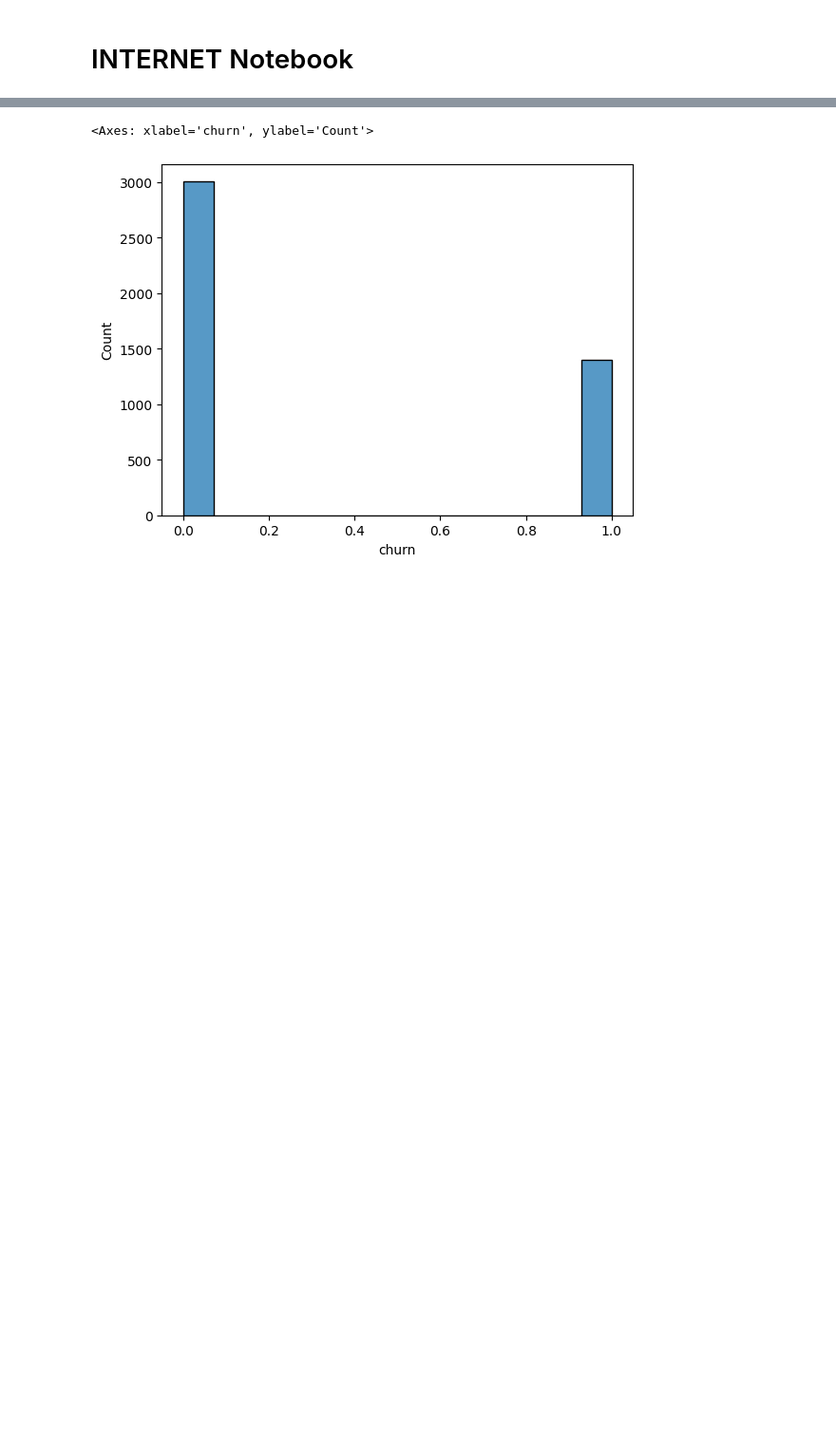
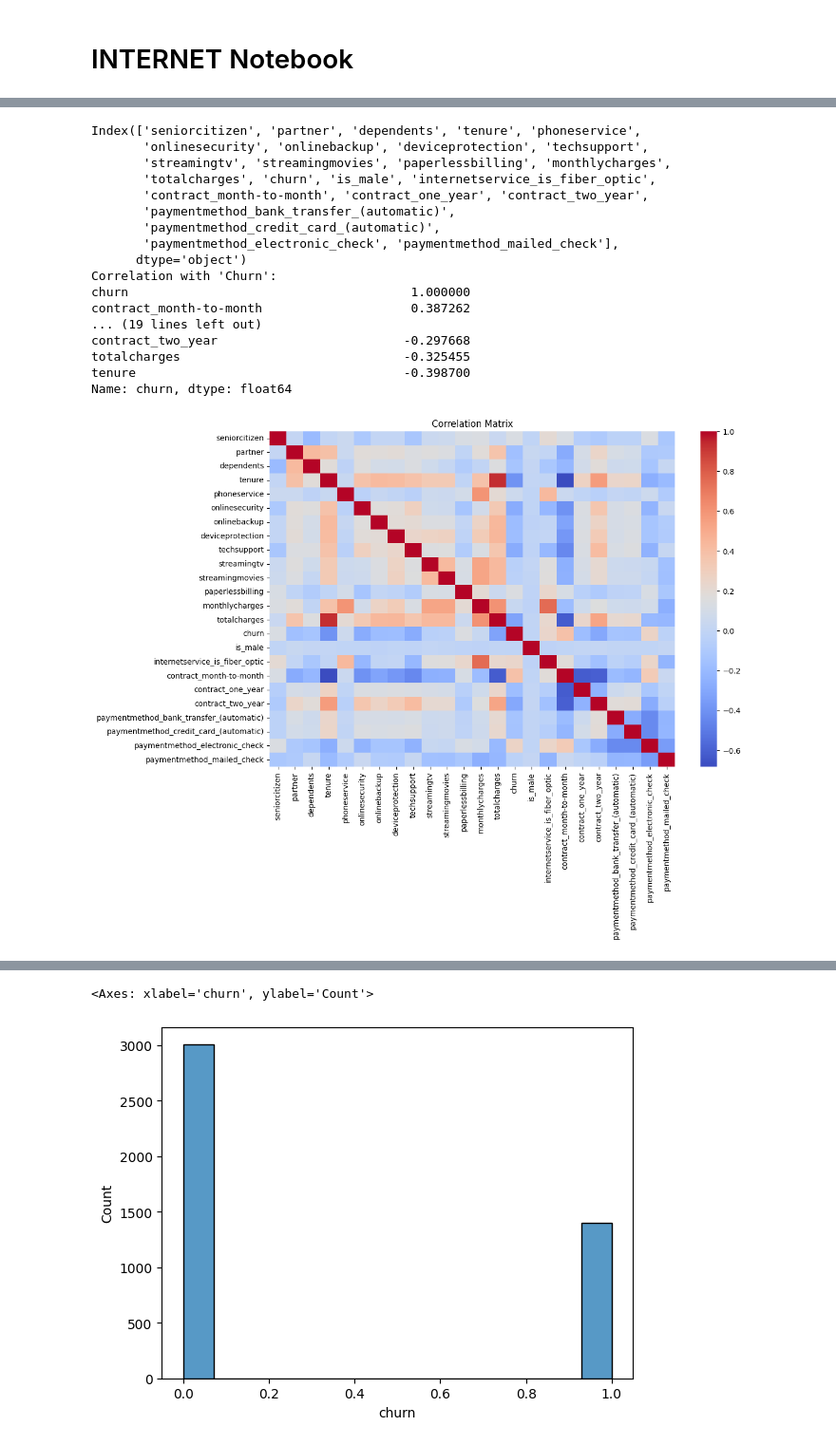
Before and after one commit to OPITMaria/telco_ml_pipeline, a Jupyter notebook: preprocessed_data/Internet_notebook.ipynb, the cells around one changed output, grey strips where cells are left out. Shown at 95% size. Drawn from its saved outputs; the diff is of its cells as text; code cells hidden in the pictures; blank space fills up the shorter version.

```diff
--- a/preprocessed_data/Internet_notebook.ipynb
+++ b/preprocessed_data/Internet_notebook.ipynb
@@ -22,0 +44,70 @@ df = pd.read_csv('df_train_internet.csv')
+# %%
+import sys
+import os
+
+# Add the parent directory to the system path
+parent_dir = os.path.abspath(os.path.join(os.getcwd(), os.pardir))
+sys.path.append(parent_dir)
+
+# Import the DataPreprocessor class
+from preprocess import DataPreprocessor, DataLoader
+
+
+import seaborn as sns
+import matplotlib.pyplot as plt
+
+
+# Preprocess categorical columns
+data_preprocessor = DataPreprocessor(df)
+processed_df = data_preprocessor.preprocess_categorical(df)
+print(processed_df.columns)
+
+
+# Ensure 'Churn' is numeric
+processed_df['churn'] = processed_df['churn'].astype(int)
+
+# Compute correlation matrix
+correlation_matrix = processed_df.corr()
+
+# Extract correlations with 'Churn'
+churn_correlation = correlation_matrix['churn'].sort_values(ascending=False)
+
+# Print correlations
+print("Correlation with 'Churn':")
+print(churn_correlation)
+
+# Plot the correlation matrix as a heatmap
+plt.figure(figsize=(12, 8))
+sns.heatmap(correlation_matrix, cmap='coolwarm', annot=False, fmt=".2f")
+plt.title("Correlation Matrix")
+plt.show()
+
+# Plot correlations with 'Churn' as a bar chart
+plt.figure(figsize=(10, 6))
+churn_correlation.drop('churn').plot(kind='bar', color='skyblue')
+plt.title("Correlation of Features with 'Churn'")
+plt.ylabel("Correlation Coefficient")
+plt.xlabel("Features")
+plt.xticks(rotation=45)
+plt.tight_layout()
+plt.grid(axis='y', linestyle='--', alpha=0.7)
+plt.show()
+# %% [output]
+Index(['seniorcitizen', 'partner', 'dependents', 'tenure', 'phoneservice',
+       'onlinesecurity', 'onlinebackup', 'deviceprotection', 'techsupport',
+       'streamingtv', 'streamingmovies', 'paperlessbilling', 'monthlycharges',
+       'totalcharges', 'churn', 'is_male', 'internetservice_is_fiber_optic',
+       'contract_month-to-month', 'contract_one_year', 'contract_two_year',
+       'paymentmethod_bank_transfer_(automatic)',
+       'paymentmethod_credit_card_(automatic)',
+       'paymentmethod_electronic_check', 'paymentmethod_mailed_check'],
+      dtype='object')
+Correlation with 'Churn':
+churn                                      1.000000
+contract_month-to-month                    0.387262
+... (19 lines left out)
+contract_two_year                         -0.297668
+totalcharges                              -0.325455
+tenure                                    -0.398700
+Name: churn, dtype: float64
+[figure, added]
```
Also changed, not shown: parts of 10 cells of this notebook, 16 other files.
